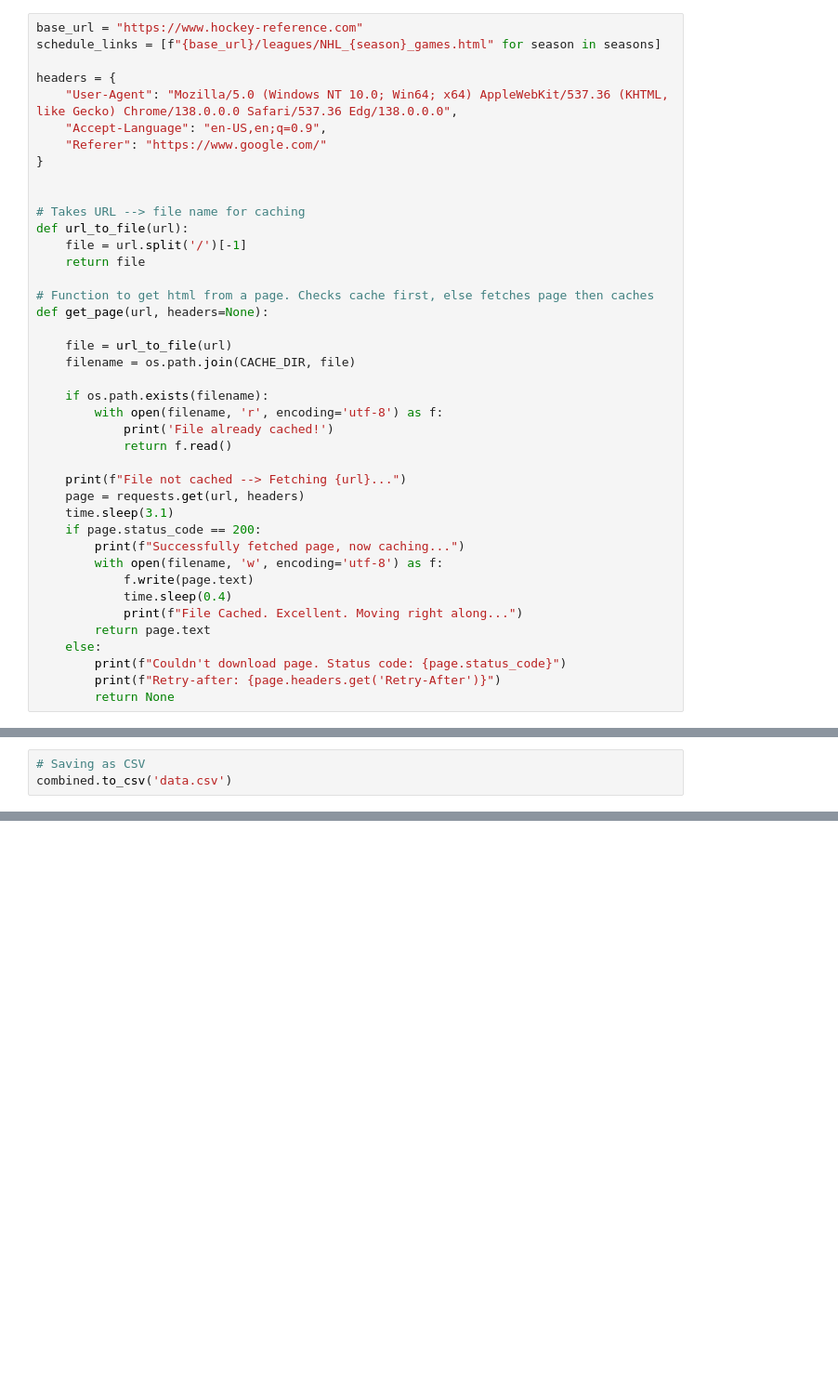
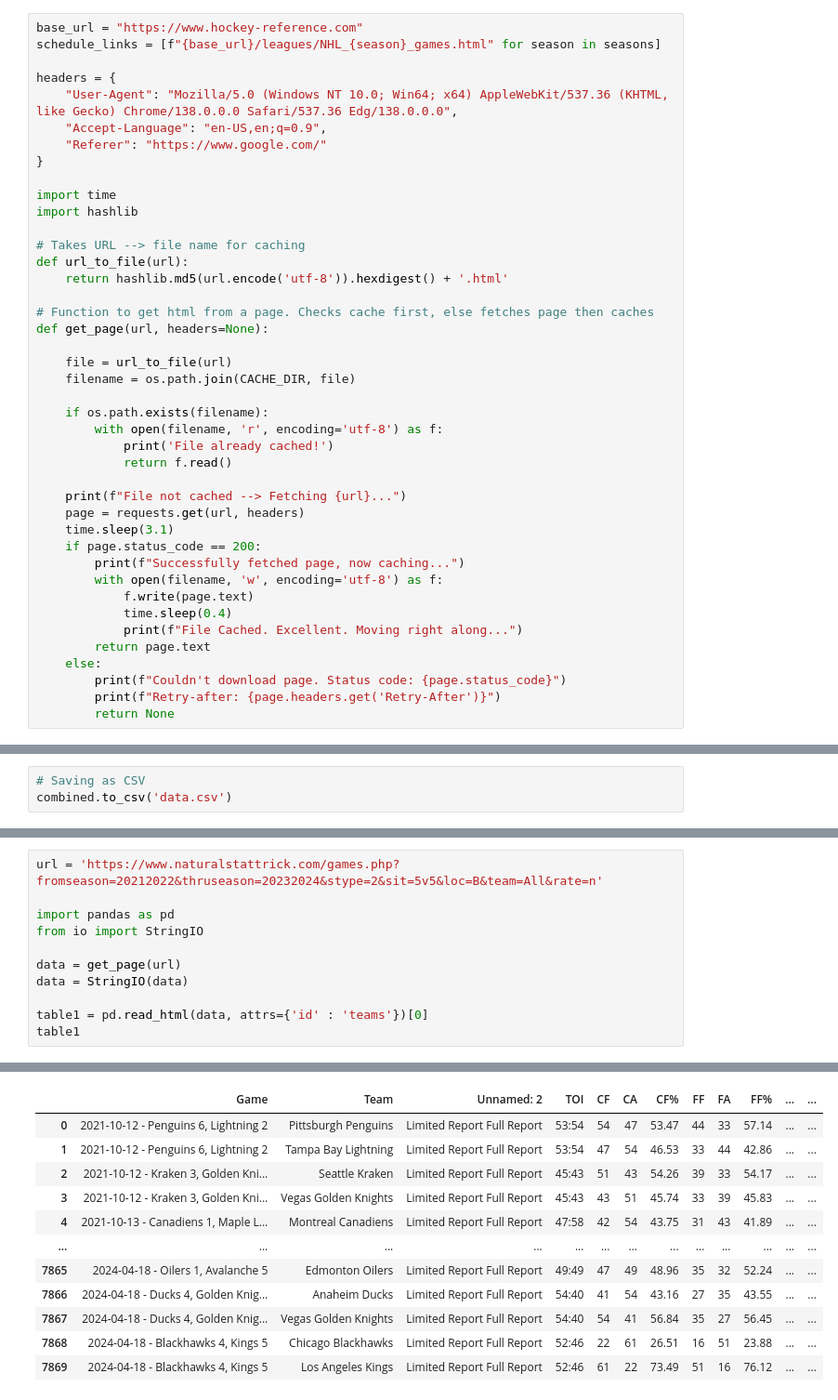
Before and after one commit to vblais12/NHL_stats_predictor, a Jupyter notebook: Testing/Scraping.ipynb, the cells around one changed output, grey strips where cells are left out. Shown at 93% size. Drawn from its saved outputs; the diff is of its cells as text; blank space fills up the shorter version.

```diff
--- a/Testing/Scraping.ipynb
+++ b/Testing/Scraping.ipynb
@@ -16,11 +16,12 @@ headers = {
     "Referer": "https://www.google.com/"
 }
 
+import time
+import hashlib
 
 # Takes URL --> file name for caching
 def url_to_file(url):
-    file = url.split('/')[-1]
-    return file
+    return hashlib.md5(url.encode('utf-8')).hexdigest() + '.html'
 
 # Function to get html from a page. Checks cache first, else fetches page then caches
 def get_page(url, headers=None):
@@ -511,0 +307,12 @@ Stacktrace:
+# %%
+url = 'https://www.naturalstattrick.com/games.php?fromseason=20212022&thruseason=20232024&stype=2&sit=5v5&loc=B&team=All&rate=n'
+
+import pandas as pd
+from io import StringIO
+
+data = get_page(url)
+data = StringIO(data)
+
+table1 = pd.read_html(data, attrs={'id' : 'teams'})[0]
+table1
+# %% [output]
@@ -511,0 +320,12 @@ Stacktrace:
+|  | Game | Team | Unnamed: 2 | TOI | CF | CA | CF% | FF | FA | FF% | ... | ... |
+| 0 | 2021-10-12 - Penguins 6, Lightning 2 | Pittsburgh Penguins | Limited Report Full Report | 53:54 | 54 | 47 | 53.47 | 44 | 33 | 57.14 | ... | ... |
+| 1 | 2021-10-12 - Penguins 6, Lightning 2 | Tampa Bay Lightning | Limited Report Full Report | 53:54 | 47 | 54 | 46.53 | 33 | 44 | 42.86 | ... | ... |
+| 2 | 2021-10-12 - Kraken 3, Golden Kni... | Seattle Kraken | Limited Report Full Report | 45:43 | 51 | 43 | 54.26 | 39 | 33 | 54.17 | ... | ... |
+| 3 | 2021-10-12 - Kraken 3, Golden Kni... | Vegas Golden Knights | Limited Report Full Report | 45:43 | 43 | 51 | 45.74 | 33 | 39 | 45.83 | ... | ... |
+| 4 | 2021-10-13 - Canadiens 1, Maple L... | Montreal Canadiens | Limited Report Full Report | 47:58 | 42 | 54 | 43.75 | 31 | 43 | 41.89 | ... | ... |
+| ... | ... | ... | ... | ... | ... | ... | ... | ... | ... | ... | ... | ... |
+| 7865 | 2024-04-18 - Oilers 1, Avalanche 5 | Edmonton Oilers | Limited Report Full Report | 49:49 | 47 | 49 | 48.96 | 35 | 32 | 52.24 | ... | ... |
+| 7866 | 2024-04-18 - Ducks 4, Golden Knig... | Anaheim Ducks | Limited Report Full Report | 54:40 | 41 | 54 | 43.16 | 27 | 35 | 43.55 | ... | ... |
+| 7867 | 2024-04-18 - Ducks 4, Golden Knig... | Vegas Golden Knights | Limited Report Full Report | 54:40 | 54 | 41 | 56.84 | 35 | 27 | 56.45 | ... | ... |
+| 7868 | 2024-04-18 - Blackhawks 4, Kings 5 | Chicago Blackhawks | Limited Report Full Report | 52:46 | 22 | 61 | 26.51 | 16 | 51 | 23.88 | ... | ... |
+| 7869 | 2024-04-18 - Blackhawks 4, Kings 5 | Los Angeles Kings | Limited Report Full Report | 52:46 | 61 | 22 | 73.49 | 51 | 16 | 76.12 | ... | ... |
```
Also changed, not shown: parts of 26 cells of this notebook, 2 other files.
